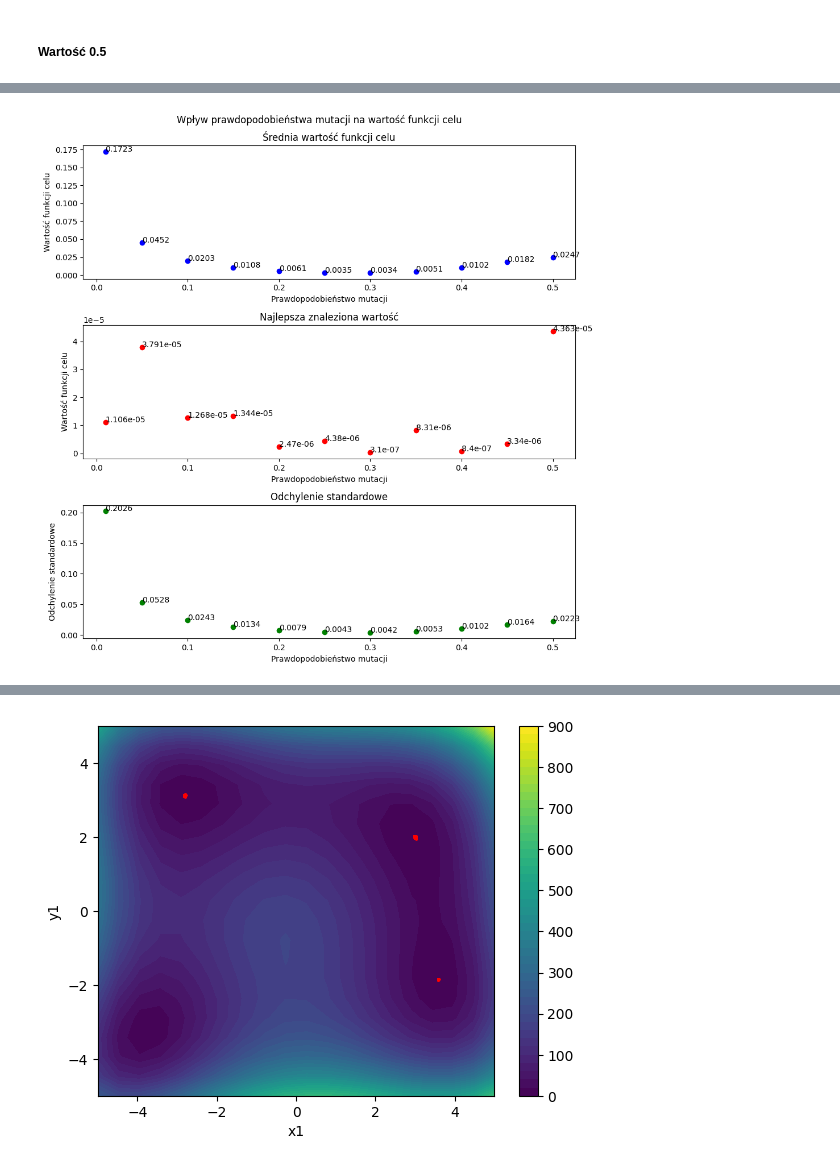
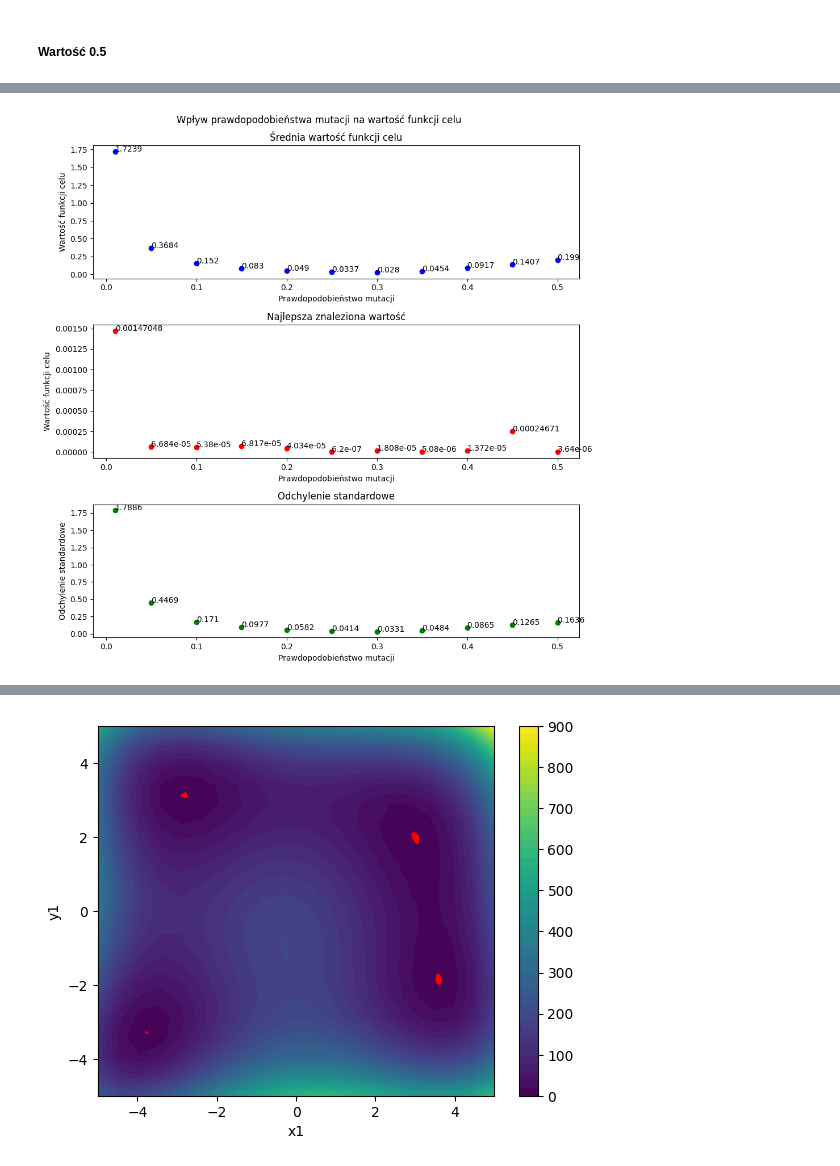
Before and after one commit to maksnowak/evolutionary-algorithm, a Jupyter notebook: zad2.ipynb, the cells around one changed output, grey strips where cells are left out. Cells and saved outputs as stored; diff of their text form; code cells hidden in the pictures.

```diff
--- a/zad2.ipynb
+++ b/zad2.ipynb
@@ -70,7 +70,7 @@ def reproduction(population, rating):
 def crossing(population, crossover_prob):
     results = []
     parents_list = population.copy()
-    for i in range(0, len(population) - 1, 2):
+    for _ in range(0, len(population) - 1, 2):
         crossover_value = random.uniform(0, 1)
         parent1, parent2 = random.sample(parents_list, 2)
         parents_list.remove(parent1)
@@ -373,7 +414,7 @@ def mutation_experiments():
     while current < 0.51:
         experiment_values = []
         for _ in range(1000):
-            result = g_minimum(even_individuals, rate, 0.8, 0.5, round(current, 2), 100)
+            result = g_minimum(distributed_individuals, rate, 0.8, 1.5, round(current, 2), 100)
             experiment_values.append(f1(result[0][0], result[0][2]))
         plot_values.append(sum(experiment_values) / len(experiment_values))
         plot_best.append(min(experiment_values))
@@ -381,31 +422,31 @@ def mutation_experiments():
         if current == 0.01:
             current = 0.05
         else:
             current += 0.05
 
     fig, axs = plt.subplots(3, figsize=(10, 10))
     fig.suptitle("Wpływ prawdopodobieństwa mutacji na wartość funkcji celu")
     axs[0].scatter(steps, plot_values, color="blue")
     axs[0].set_title("Średnia wartość funkcji celu")
     axs[0].set_ylabel("Wartość funkcji celu")
     axs[0].set_xlabel("Prawdopodobieństwo mutacji")
     for i, txt in enumerate(plot_values):
         axs[0].annotate(round(txt, 4), (steps[i], plot_values[i]))
     axs[1].scatter(steps, plot_best, color="red")
     axs[1].set_title("Najlepsza znaleziona wartość")
     axs[1].set_ylabel("Wartość funkcji celu")
     axs[1].set_xlabel("Prawdopodobieństwo mutacji")
     for i, txt in enumerate(plot_best):
         axs[1].annotate(round(txt, 8), (steps[i], plot_best[i]))
     axs[2].scatter(steps, plot_deviation, color="green")
     axs[2].set_title("Odchylenie standardowe")
     axs[2].set_ylabel("Odchylenie standardowe")
     axs[2].set_xlabel("Prawdopodobieństwo mutacji")
     for i, txt in enumerate(plot_deviation):
         axs[2].annotate(round(txt, 4), (steps[i], plot_deviation[i]))
     plt.tight_layout()
     plt.show()
 
 mutation_experiments()
 # %% [output]
-[figure, old version]
+[figure, new version]
```
Also changed, not shown: parts of 49 cells of this notebook.
